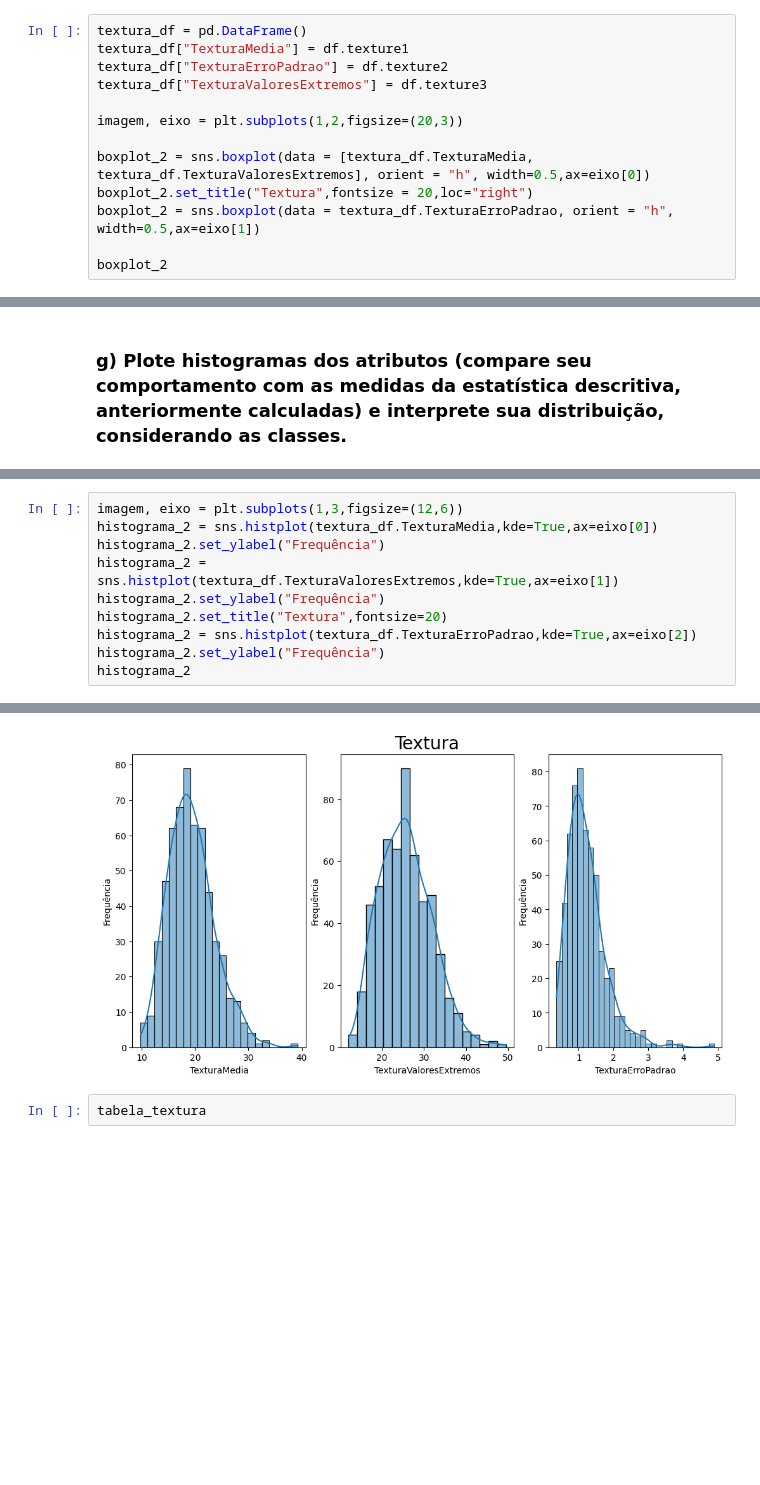
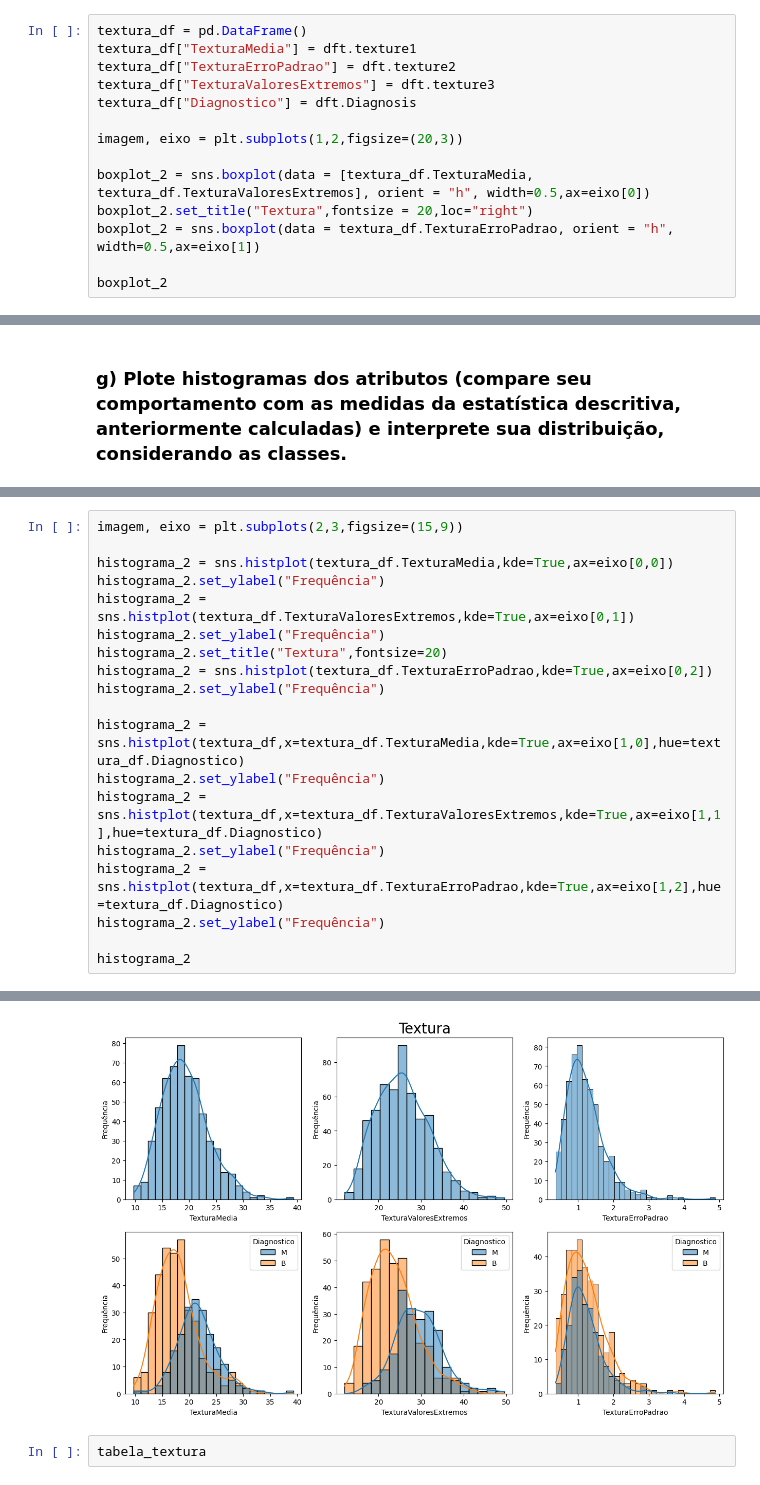
Before and after one commit to hevertonreis-hsrn/ENGG67_IAM, a Jupyter notebook: IAM_AVA01_GiovaneSantana_HevertonReis.ipynb, the cells around one changed output, grey strips where cells are left out. Cells and saved outputs as stored; diff of their text form; blank space fills up the shorter version.

```diff
--- a/IAM_AVA01_GiovaneSantana_HevertonReis.ipynb
+++ b/IAM_AVA01_GiovaneSantana_HevertonReis.ipynb
@@ -411,9 +447,10 @@ Os valores extremos estão relativamente dispersos e o erro padrão está relati
 </justify>
 # %%
 textura_df = pd.DataFrame()
-textura_df["TexturaMedia"] = df.texture1
-textura_df["TexturaErroPadrao"] = df.texture2
-textura_df["TexturaValoresExtremos"] = df.texture3
+textura_df["TexturaMedia"] = dft.texture1
+textura_df["TexturaErroPadrao"] = dft.texture2
+textura_df["TexturaValoresExtremos"] = dft.texture3
+textura_df["Diagnostico"] = dft.Diagnosis
 
 imagem, eixo = plt.subplots(1,2,figsize=(20,3))
 
@@ -778,16 +901,25 @@ Características semelhantes aos outros atributos do raio, mas dado o grau de ob
 # %%
-imagem, eixo = plt.subplots(1,3,figsize=(12,6))
-histograma_2 = sns.histplot(textura_df.TexturaMedia,kde=True,ax=eixo[0])
+imagem, eixo = plt.subplots(2,3,figsize=(15,9))
+
+histograma_2 = sns.histplot(textura_df.TexturaMedia,kde=True,ax=eixo[0,0])
 histograma_2.set_ylabel("Frequência")
-histograma_2 = sns.histplot(textura_df.TexturaValoresExtremos,kde=True,ax=eixo[1])
+histograma_2 = sns.histplot(textura_df.TexturaValoresExtremos,kde=True,ax=eixo[0,1])
 histograma_2.set_ylabel("Frequência")
 histograma_2.set_title("Textura",fontsize=20)
-histograma_2 = sns.histplot(textura_df.TexturaErroPadrao,kde=True,ax=eixo[2])
+histograma_2 = sns.histplot(textura_df.TexturaErroPadrao,kde=True,ax=eixo[0,2])
 histograma_2.set_ylabel("Frequência")
+
+histograma_2 = sns.histplot(textura_df,x=textura_df.TexturaMedia,kde=True,ax=eixo[1,0],hue=textura_df.Diagnostico)
+histograma_2.set_ylabel("Frequência")
+histograma_2 = sns.histplot(textura_df,x=textura_df.TexturaValoresExtremos,kde=True,ax=eixo[1,1],hue=textura_df.Diagnostico)
+histograma_2.set_ylabel("Frequência")
+histograma_2 = sns.histplot(textura_df,x=textura_df.TexturaErroPadrao,kde=True,ax=eixo[1,2],hue=textura_df.Diagnostico)
+histograma_2.set_ylabel("Frequência")
+
 histograma_2
 # %% [output]
 <Axes: xlabel='TexturaErroPadrao', ylabel='Frequência'>
-[figure, old version]
+[figure, new version]
 # %%
 tabela_textura
 # %% [output]
```
Also changed, not shown: parts of 67 cells of this notebook.
